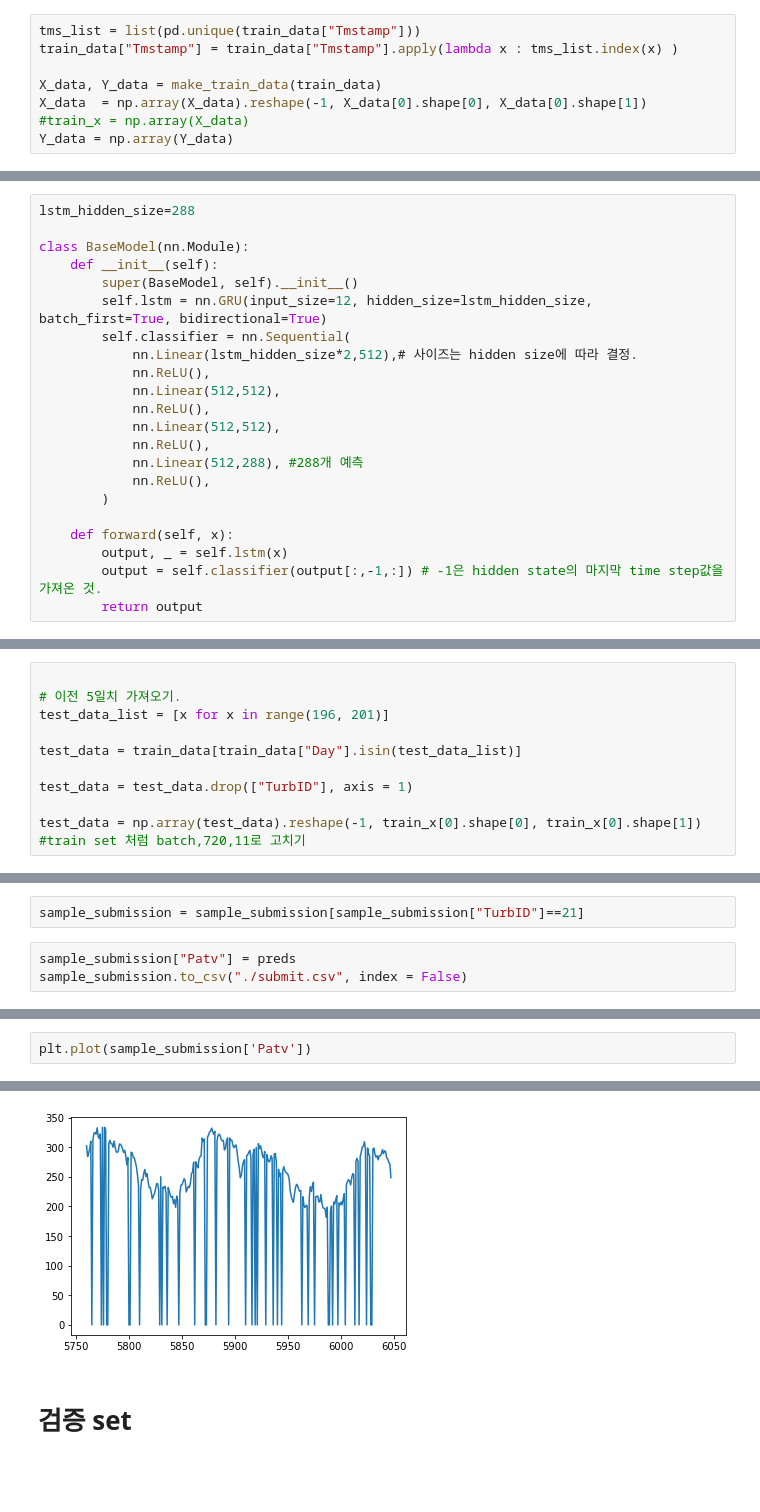
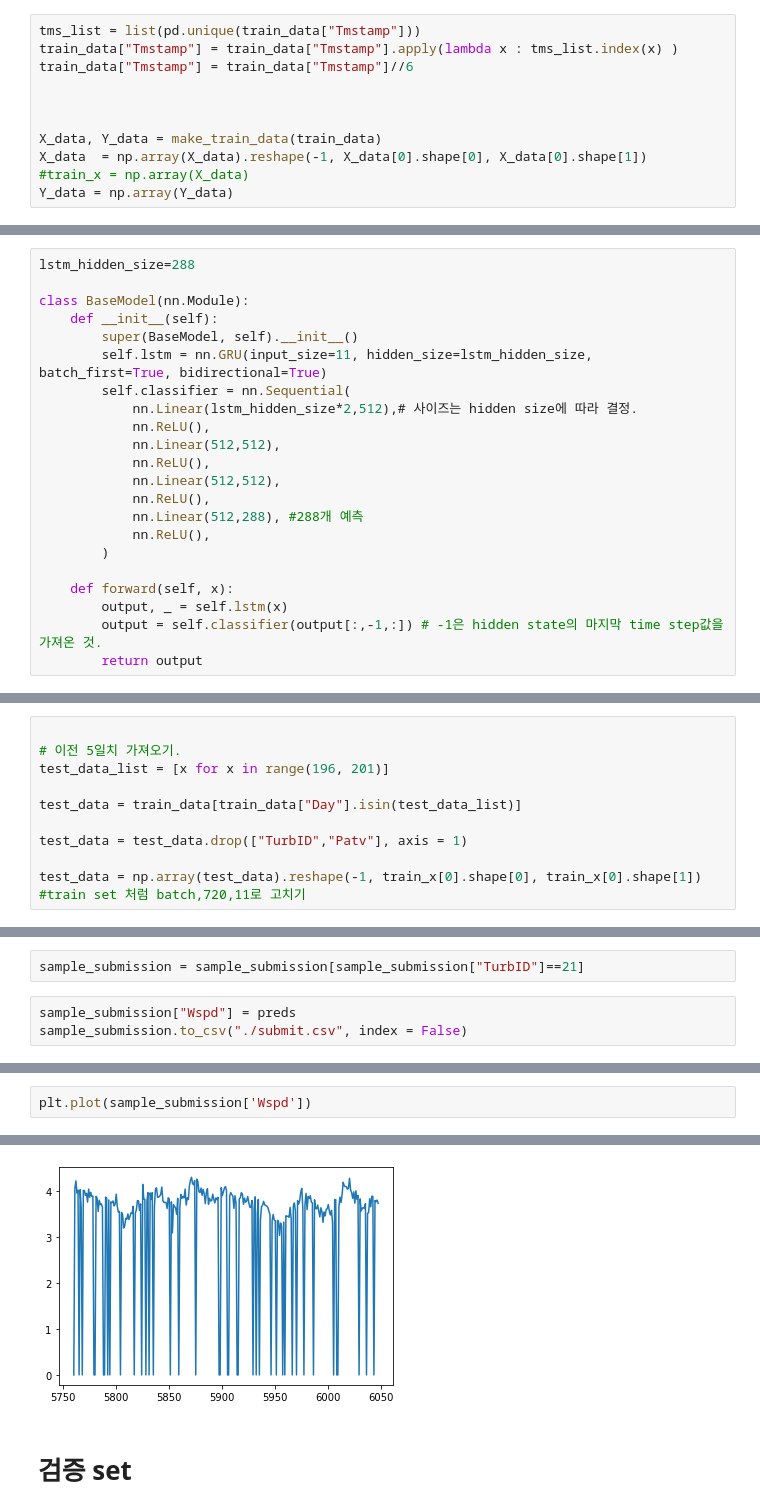
Before and after one commit to bub3690/dacon_study, a Jupyter notebook: inha_2022/baseline-1turb.ipynb, the cells around one changed output, grey strips where cells are left out. Saved outputs shown, nothing was run; the diff lists cells and outputs as text; blank space fills up the shorter version.

```diff
--- a/inha_2022/baseline-1turb.ipynb
+++ b/inha_2022/baseline-1turb.ipynb
@@ -143,6 +201,9 @@ def make_train_data(data):
 # %%
 tms_list = list(pd.unique(train_data["Tmstamp"]))
 train_data["Tmstamp"] = train_data["Tmstamp"].apply(lambda x : tms_list.index(x) )
+train_data["Tmstamp"] = train_data["Tmstamp"]//6
+
+
 
 X_data, Y_data = make_train_data(train_data)
 X_data  = np.array(X_data).reshape(-1, X_data[0].shape[0], X_data[0].shape[1])
@@ -401,7 +418,7 @@ lstm_hidden_size=288
 class BaseModel(nn.Module):
     def __init__(self):
         super(BaseModel, self).__init__()
-        self.lstm = nn.GRU(input_size=12, hidden_size=lstm_hidden_size, batch_first=True, bidirectional=True)
+        self.lstm = nn.GRU(input_size=11, hidden_size=lstm_hidden_size, batch_first=True, bidirectional=True)
         self.classifier = nn.Sequential(
             nn.Linear(lstm_hidden_size*2,512),# 사이즈는 hidden size에 따라 결정.
             nn.ReLU(),
@@ -534,7 +551,7 @@ test_data_list = [x for x in range(196, 201)]
 
 test_data = train_data[train_data["Day"].isin(test_data_list)]
 
-test_data = test_data.drop(["TurbID"], axis = 1)
+test_data = test_data.drop(["TurbID","Patv"], axis = 1)
 
 test_data = np.array(test_data).reshape(-1, train_x[0].shape[0], train_x[0].shape[1])
 #train set 처럼 batch,720,11로 고치기
@@ -585,7 +602,7 @@ preds = preds.reshape(-1)
 # %%
 sample_submission = sample_submission[sample_submission["TurbID"]==21]
 # %%
-sample_submission["Patv"] = preds
+sample_submission["Wspd"] = preds
 sample_submission.to_csv("./submit.csv", index = False)
 # %%
 sample_submission
@@ -605,9 +622,9 @@ sample_submission
 288 rows × 14 columns
 # %%
-plt.plot(sample_submission['Patv'])
+plt.plot(sample_submission['Wspd'])
 # %% [output]
 [<matplotlib.lines.Line2D at 0x...>]
-[figure, old version]
+[figure, new version]
 # %% [markdown]
 # 검증 set
 # %%
```
Also changed, not shown: parts of 26 cells of this notebook, 4 other files.
